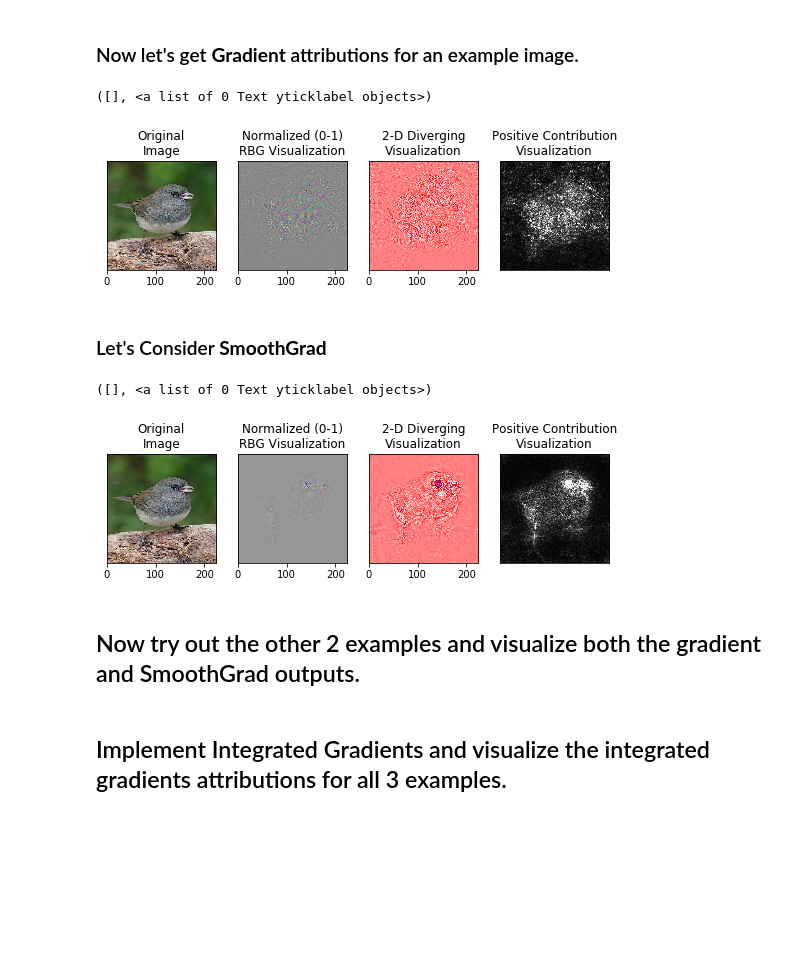
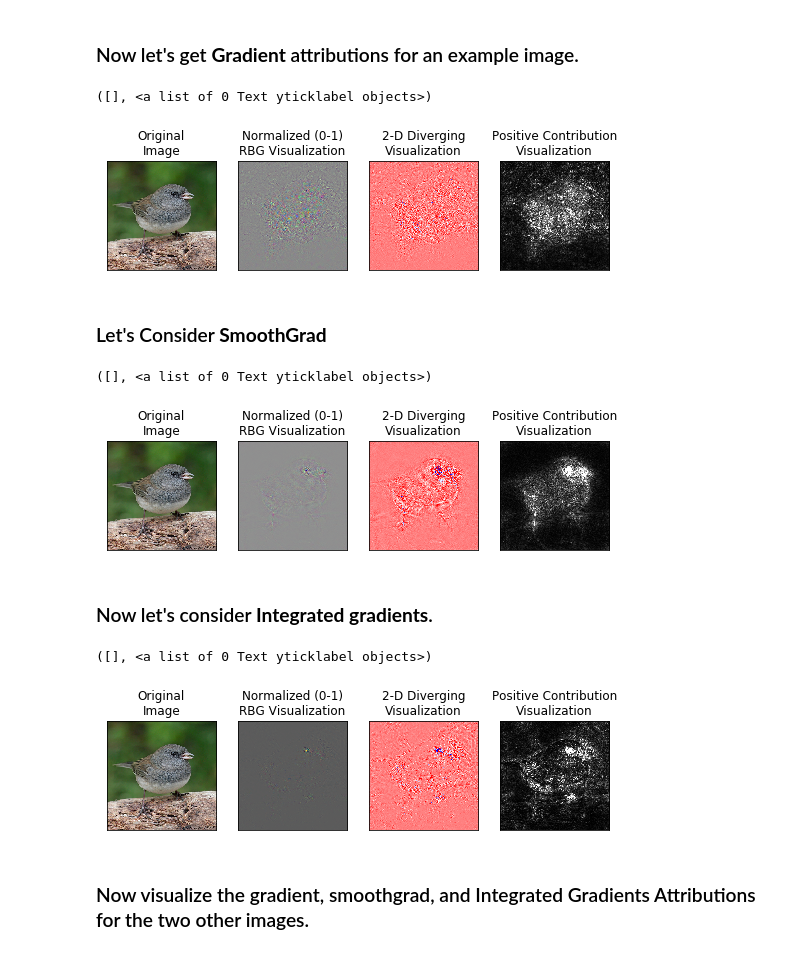
Before and after one commit to SIDN-IAP/local-decision, a Jupyter notebook: notebooks/gradient_based_attribution_maps.ipynb, the cells around one changed output. Cells and saved outputs as stored; diff of their text form; code cells hidden in the pictures; blank space fills up the shorter version.

Commit message:
add integrated gradient implementation and test

```diff
--- a/notebooks/gradient_based_attribution_maps.ipynb
+++ b/notebooks/gradient_based_attribution_maps.ipynb
@@ -161,7 +170,7 @@ class attributions(object):
     # initialize output map to zeros.
     output = np.zeros(input.size()[1:])
 
-    # calculate the std
+    # calculate the std of noise to add
     maxinput = np.max(input.data.numpy())
     mininput = np.min(input.data.numpy())
     stdev = noise_std_spread * (maxinput - mininput)
@@ -181,6 +190,22 @@ class attributions(object):
   def integrated_gradients(self,
                            input,
                            target_class,
-                           xsteps):
-    """Implement Integrated Gradients here."""
-    pass
+                           xsteps,
+                           baseline=None):
+    """Implement Integrated Gradients."""
+    # initialize array to hold integrated gradient attribution.
+    ig = np.zeros(input.size())
+    # compute baseline
+    if baseline is None:
+      baseline = torch.zeros_like(input)
+    # check shapes
+    assert baseline.shape == input.shape
+    # create xsteps coeffs between 0 and 1
+    coeffs = np.linspace(0, 1, xsteps)
+    # get difference
+    x_diff = input - baseline
+    xsteplist = [baseline + alpha*x_diff for alpha in coeffs]
+    for curval in xsteplist:
+      ig += self.saliency(curval, target_class)
+    ig = ig * x_diff.data.numpy()/xsteps
+    return ig[0] # this returns the (3, 224, 224) shape.
@@ -211,9 +244,9 @@ def grayscalenorm(img, percentile=99):
 
 
 def posnegnorm(img, percentile=99):
-  r"""Returns a 3D tensor as a grayscale 2D tensor.
-  This method sums a 3D tensor across the absolute value of axis=2, and then
-  clips values at a given percentile.
+  r"""Returns a 3D tensor as a diverging 2D tensor.
+  This method sums a 3D tensor across the axis=2, and then
+  returns in the range -1 to 1.
   """
   assert len(img.shape)==3
 
@@ -240,21 +273,23 @@ absnorm2d = grayscalenorm(grad)
 # %%
 # plot all of the different attributions and the input as well.
 fig, axs = plt.subplots(1, 4, figsize=(9, 3), sharey=True)
 axs[0].imshow(img_array[img_index])
 axs[1].imshow(gradnorm3d, vmin=1.0, vmax=0.0, norm=None)
-axs[2].imshow(diverg, vmin=-1.0, vmax=1.0, norm=None, cmap='bwr')
+axs[2].imshow(diverg2d, vmin=-1.0, vmax=1.0, norm=None, cmap='bwr')
 axs[3].imshow(absnorm2d, vmin=0.0, vmax=1.0, norm=None, cmap='gray')
-
 
 axs[0].set_title("Original\nImage")
 axs[1].set_title("Normalized (0-1)\nRBG Visualization")
 axs[2].set_title("2-D Diverging\nVisualization")
 axs[3].set_title("Positive Contribution\nVisualization")
-plt.xticks([])
+
+# remove the axes ticks
+for ax in axs:
+  ax.set_xticks([])
 plt.yticks([])
 # %% [output]
 ([], <a list of 0 Text yticklabel objects>)
-[figure, old version]
+[figure, new version]
 # %% [markdown]
 ### Let's Consider **SmoothGrad**
 # %%
@@ -281,12 +317,13 @@ axs[0].set_title("Original\nImage")
 axs[1].set_title("Normalized (0-1)\nRBG Visualization")
 axs[2].set_title("2-D Diverging\nVisualization")
 axs[3].set_title("Positive Contribution\nVisualization")
-plt.xticks([])
+
+# remove the axes ticks
+for ax in axs:
+  ax.set_xticks([])
 plt.yticks([])
 # %% [output]
 ([], <a list of 0 Text yticklabel objects>)
-[figure, old version]
+[figure, new version]
-# %% [markdown]
-## Now try out the other 2 examples and visualize both the gradient and SmoothGrad outputs.
-# %% [markdown]
-## Implement Integrated Gradients and visualize the integrated gradients attributions for all 3 examples.
+# %% [markdown]
+### Now let's consider **Integrated gradients**.
@@ -292,0 +342,23 @@ plt.yticks([])
+# %%
+# plot all of the different attributions and the input as well.
+fig, axs = plt.subplots(1, 4, figsize=(9, 3), sharey=True)
+axs[0].imshow(img_array[img_index])
+axs[1].imshow(iggradnorm3d, vmin=1.0, vmax=0.0, norm=None)
+axs[2].imshow(igdiverg2d, vmin=-1.0, vmax=1.0, norm=None, cmap='bwr')
+axs[3].imshow(igabsnorm2d, vmin=0.0, vmax=1.0, norm=None, cmap='gray')
+
+
+axs[0].set_title("Original\nImage")
+axs[1].set_title("Normalized (0-1)\nRBG Visualization")
+axs[2].set_title("2-D Diverging\nVisualization")
+axs[3].set_title("Positive Contribution\nVisualization")
+
+# remove the axes ticks
+for ax in axs:
+  ax.set_xticks([])
+plt.yticks([])
+# %% [output]
+([], <a list of 0 Text yticklabel objects>)
+[figure, added]
+# %% [markdown]
+### Now visualize the gradient, smoothgrad, and Integrated Gradients Attributions for the two other images.
```
Also changed, not shown: parts of 9 cells of this notebook.
